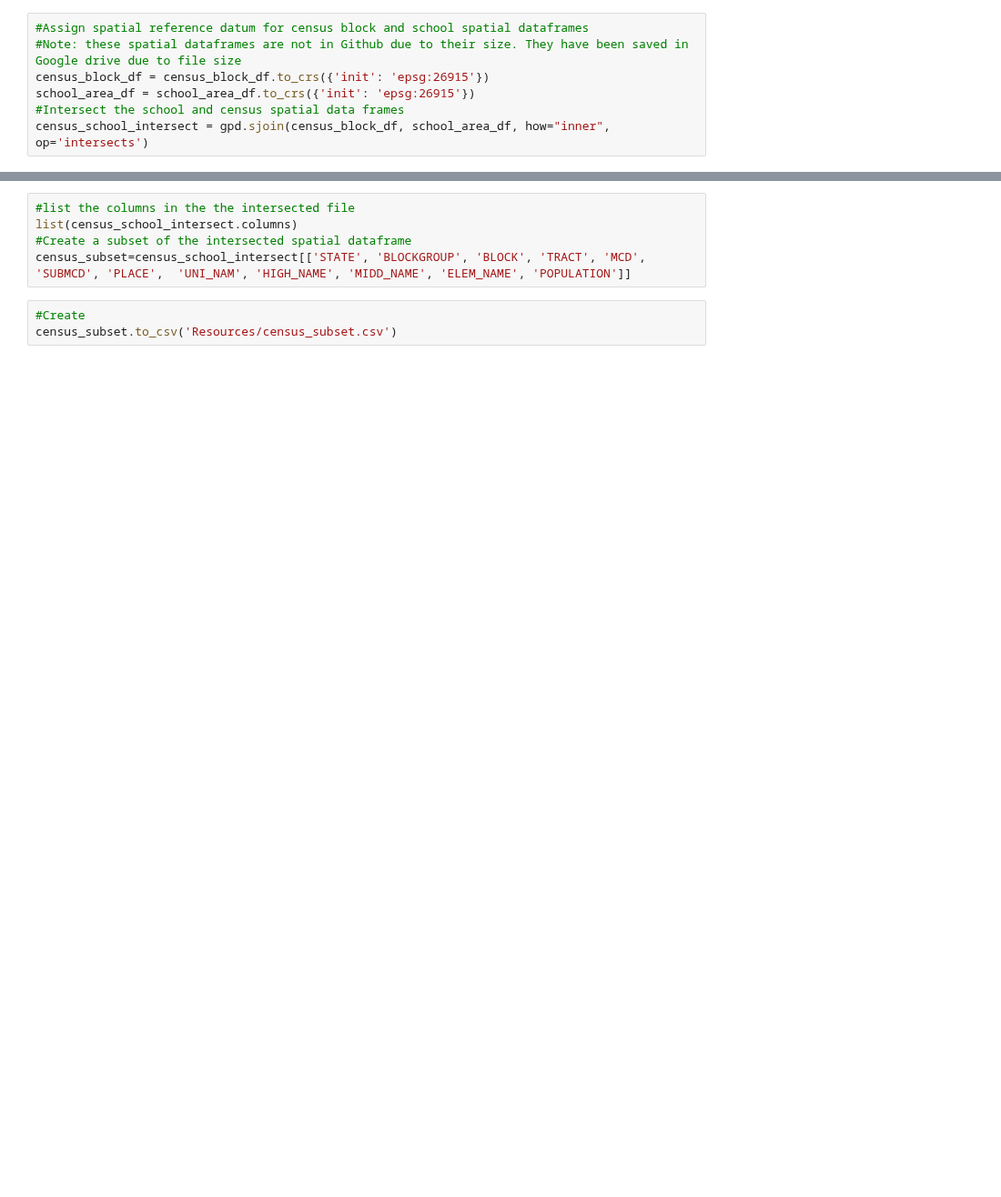
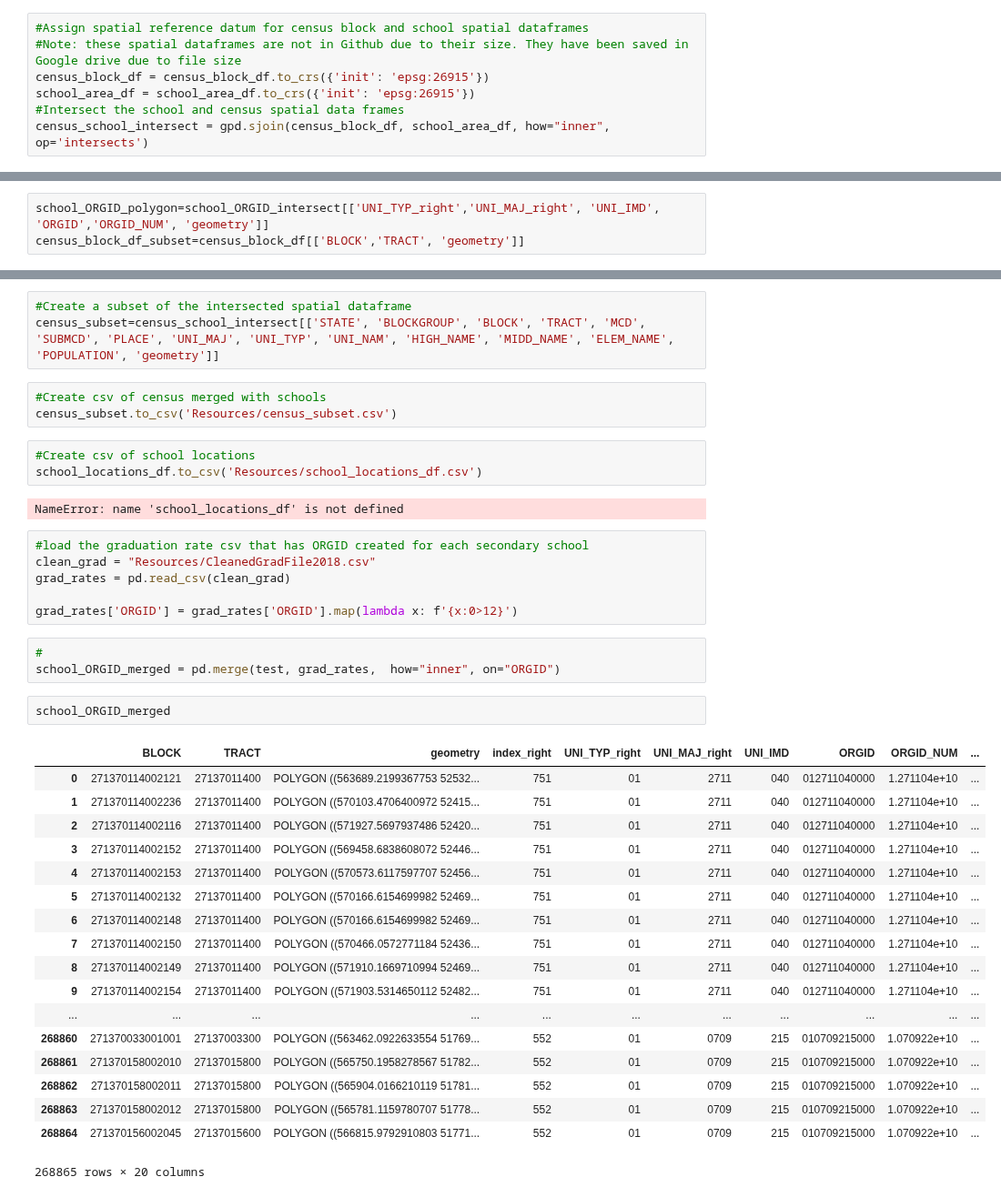
Before and after one commit to alvern/Group_Project_Grad_Rates, a Jupyter notebook: Census_Clean.ipynb, the cells around one changed output, grey strips where cells are left out. Shown at 91% size. Saved outputs shown, nothing was run; the diff lists cells and outputs as text; blank space fills up the shorter version.

```diff
--- a/Census_Clean.ipynb
+++ b/Census_Clean.ipynb
@@ -19,0 +75,3 @@ census_school_intersect = gpd.sjoin(census_block_df, school_area_df, how="inner"
+# %%
+school_ORGID_polygon=school_ORGID_intersect[['UNI_TYP_right','UNI_MAJ_right', 'UNI_IMD', 'ORGID','ORGID_NUM', 'geometry']]
+census_block_df_subset=census_block_df[['BLOCK','TRACT', 'geometry']]
@@ -20,8 +94,41 @@ census_school_intersect = gpd.sjoin(census_block_df, school_area_df, how="inner"
 # %%
-#list the columns in the the intersected file
-list(census_school_intersect.columns)
 #Create a subset of the intersected spatial dataframe
-census_subset=census_school_intersect[['STATE', 'BLOCKGROUP', 'BLOCK', 'TRACT', 'MCD', 'SUBMCD', 'PLACE',  'UNI_NAM', 'HIGH_NAME', 'MIDD_NAME', 'ELEM_NAME', 'POPULATION']]
+census_subset=census_school_intersect[['STATE', 'BLOCKGROUP', 'BLOCK', 'TRACT', 'MCD', 'SUBMCD', 'PLACE', 'UNI_MAJ', 'UNI_TYP', 'UNI_NAM', 'HIGH_NAME', 'MIDD_NAME', 'ELEM_NAME', 'POPULATION', 'geometry']]
 # %%
-#Create
+#Create csv of census merged with schools
 census_subset.to_csv('Resources/census_subset.csv')
+# %%
+#Create csv of school locations
+school_locations_df.to_csv('Resources/school_locations_df.csv')
+# %% [output]
+NameError: name 'school_locations_df' is not defined
+# %%
+#load the graduation rate csv that has ORGID created for each secondary school
+clean_grad = "Resources/CleanedGradFile2018.csv"
+grad_rates = pd.read_csv(clean_grad)
+
+grad_rates['ORGID'] = grad_rates['ORGID'].map(lambda x: f'{x:0>12}')
+# %%
+#
+school_ORGID_merged = pd.merge(test, grad_rates,  how="inner", on="ORGID")
+# %%
+school_ORGID_merged
+# %% [output]
+|  | BLOCK | TRACT | geometry | index_right | UNI_TYP_right | UNI_MAJ_right | UNI_IMD | ORGID | ORGID_NUM | ... |
+| 0 | 271370114002121 | 27137011400 | POLYGON ((563689.2199367753 52532... | 751 | 01 | 2711 | 040 | 012711040000 | 1.271104e+10 | ... |
+| 1 | 271370114002236 | 27137011400 | POLYGON ((570103.4706400972 52415... | 751 | 01 | 2711 | 040 | 012711040000 | 1.271104e+10 | ... |
+| 2 | 271370114002116 | 27137011400 | POLYGON ((571927.5697937486 52420... | 751 | 01 | 2711 | 040 | 012711040000 | 1.271104e+10 | ... |
+| 3 | 271370114002152 | 27137011400 | POLYGON ((569458.6838608072 52446... | 751 | 01 | 2711 | 040 | 012711040000 | 1.271104e+10 | ... |
+| 4 | 271370114002153 | 27137011400 | POLYGON ((570573.6117597707 52456... | 751 | 01 | 2711 | 040 | 012711040000 | 1.271104e+10 | ... |
+| 5 | 271370114002132 | 27137011400 | POLYGON ((570166.6154699982 52469... | 751 | 01 | 2711 | 040 | 012711040000 | 1.271104e+10 | ... |
+| 6 | 271370114002148 | 27137011400 | POLYGON ((570166.6154699982 52469... | 751 | 01 | 2711 | 040 | 012711040000 | 1.271104e+10 | ... |
+| 7 | 271370114002150 | 27137011400 | POLYGON ((570466.0572771184 52436... | 751 | 01 | 2711 | 040 | 012711040000 | 1.271104e+10 | ... |
+| 8 | 271370114002149 | 27137011400 | POLYGON ((571910.1669710994 52469... | 751 | 01 | 2711 | 040 | 012711040000 | 1.271104e+10 | ... |
+| 9 | 271370114002154 | 27137011400 | POLYGON ((571903.5314650112 52482... | 751 | 01 | 2711 | 040 | 012711040000 | 1.271104e+10 | ... |
+| ... | ... | ... | ... | ... | ... | ... | ... | ... | ... | ... |
+| 268860 | 271370033001001 | 27137003300 | POLYGON ((563462.0922633554 51769... | 552 | 01 | 0709 | 215 | 010709215000 | 1.070922e+10 | ... |
+| 268861 | 271370158002010 | 27137015800 | POLYGON ((565750.1958278567 51782... | 552 | 01 | 0709 | 215 | 010709215000 | 1.070922e+10 | ... |
+| 268862 | 271370158002011 | 27137015800 | POLYGON ((565904.0166210119 51781... | 552 | 01 | 0709 | 215 | 010709215000 | 1.070922e+10 | ... |
+| 268863 | 271370158002012 | 27137015800 | POLYGON ((565781.1159780707 51778... | 552 | 01 | 0709 | 215 | 010709215000 | 1.070922e+10 | ... |
+| 268864 | 271370156002045 | 27137015600 | POLYGON ((566815.9792910803 51771... | 552 | 01 | 0709 | 215 | 010709215000 | 1.070922e+10 | ... |
+268865 rows × 20 columns
```
Also changed, not shown: parts of 16 cells of this notebook, 8 other files.
